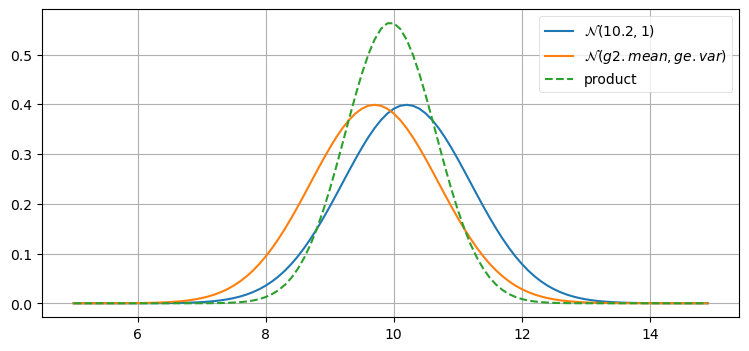
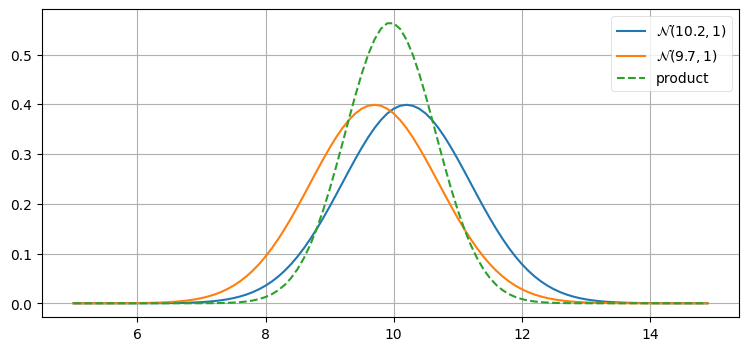
The notebook cell's code change between the first figure and the second:
--- before
+++ after
@@ -8,9 +8,9 @@
 
     ys = [stats.gaussian(x, g2.mean, g2.var) for x in xs]
-    plt.plot(xs, ys, label='$\mathcal{N}$' + '$({g2.mean},{ge.var})$')
+    plt.plot(xs, ys, label='$\mathcal{N}$' + f'$({g2.mean},{g2.var})$')
 
     ys = [stats.gaussian(x, product.mean, product.var) for x in xs]
     plt.plot(xs, ys, label='product', ls='--')
-    plt.legend();
+    plt.legend()
     plt.show()
     

Commit: Error modification.